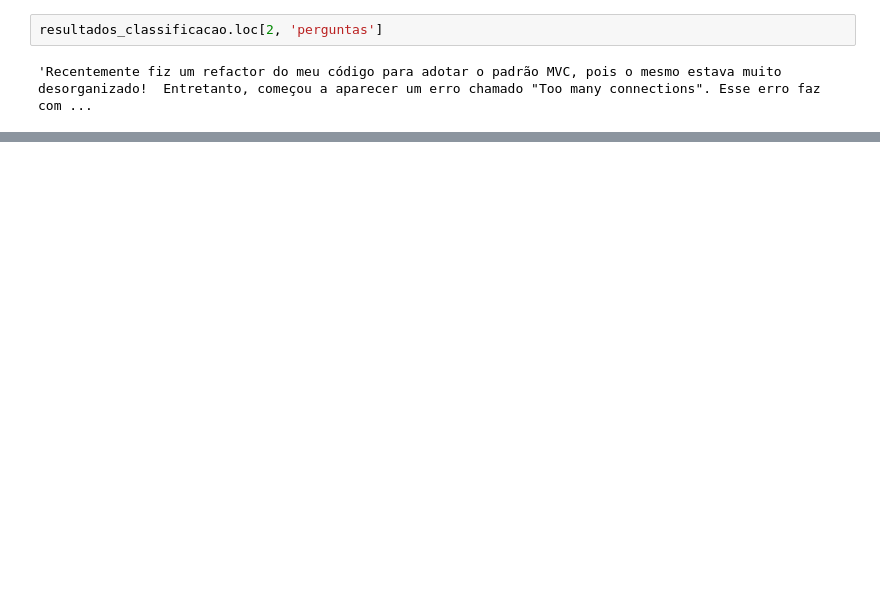
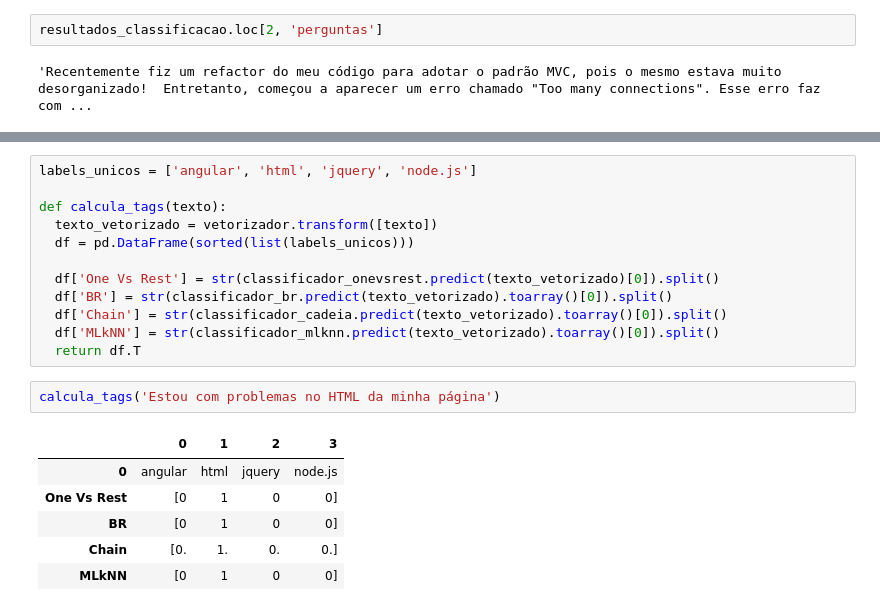
Before and after one commit to mbaliu-treino/Desenvolve, a Jupyter notebook: LEARN_C_ML_Classificao_Multilabel_de_Textos.ipynb, the cells around one changed output, grey strips where cells are left out. Saved outputs shown, nothing was run; the diff lists cells and outputs as text; blank space fills up the shorter version.

```diff
--- a/LEARN_C_ML_Classificao_Multilabel_de_Textos.ipynb
+++ b/LEARN_C_ML_Classificao_Multilabel_de_Textos.ipynb
@@ -610,0 +659,21 @@ resultados_classificacao.loc[2, 'perguntas']
+# %%
+labels_unicos = ['angular', 'html', 'jquery', 'node.js']
+
+def calcula_tags(texto):
+  texto_vetorizado = vetorizador.transform([texto])
+  df = pd.DataFrame(sorted(list(labels_unicos)))
+
+  df['One Vs Rest'] = str(classificador_onevsrest.predict(texto_vetorizado)[0]).split()
+  df['BR'] = str(classificador_br.predict(texto_vetorizado).toarray()[0]).split()
+  df['Chain'] = str(classificador_cadeia.predict(texto_vetorizado).toarray()[0]).split()
+  df['MLkNN'] = str(classificador_mlknn.predict(texto_vetorizado).toarray()[0]).split()
+  return df.T
+# %%
+calcula_tags('Estou com problemas no HTML da minha página')
+# %% [output]
+|  | 0 | 1 | 2 | 3 |
+| 0 | angular | html | jquery | node.js |
+| One Vs Rest | [0 | 1 | 0 | 0] |
+| BR | [0 | 1 | 0 | 0] |
+| Chain | [0. | 1. | 0. | 0.] |
+| MLkNN | [0 | 1 | 0 | 0] |
```
Also changed, not shown: parts of 24 cells of this notebook.
